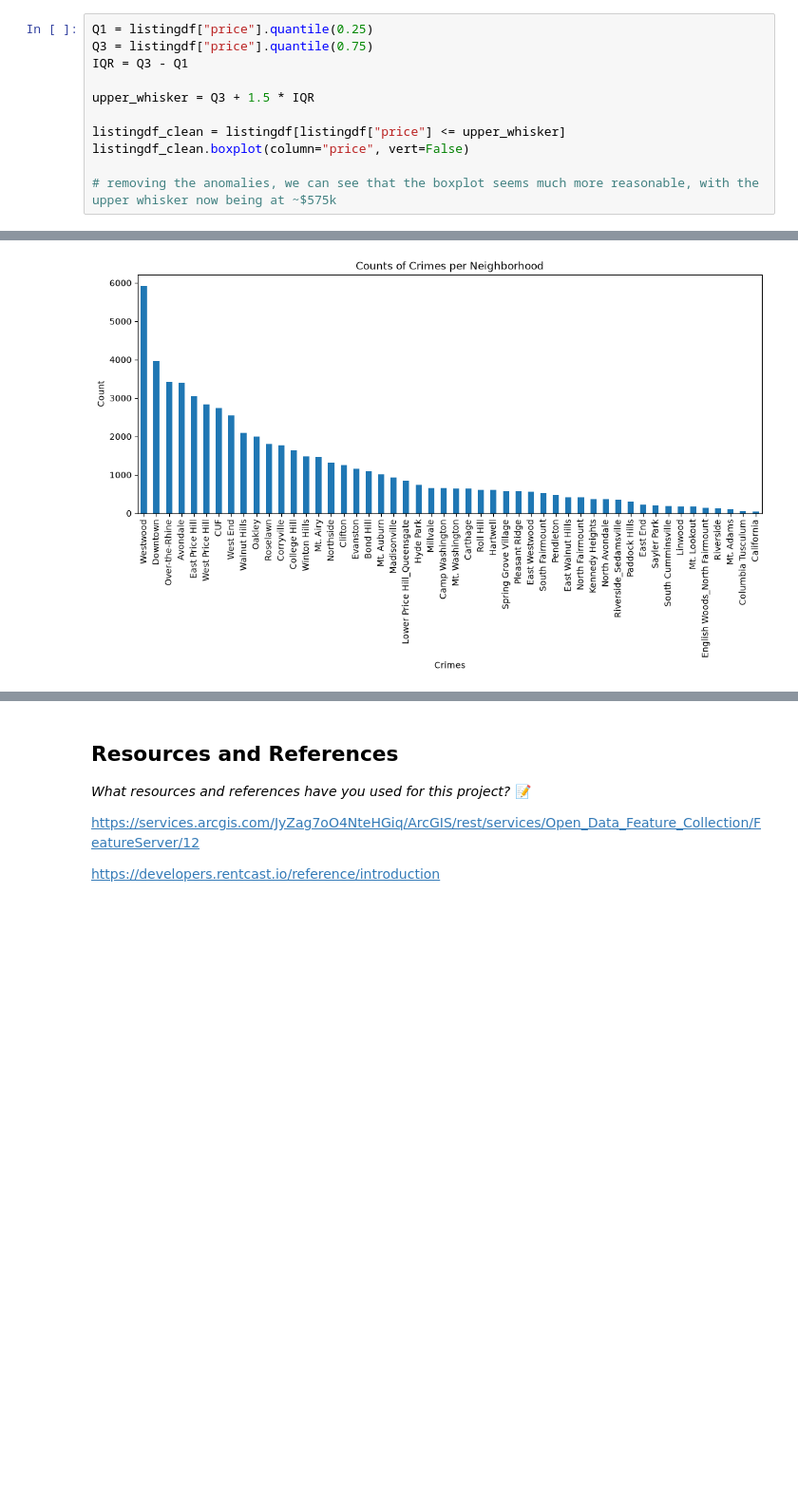
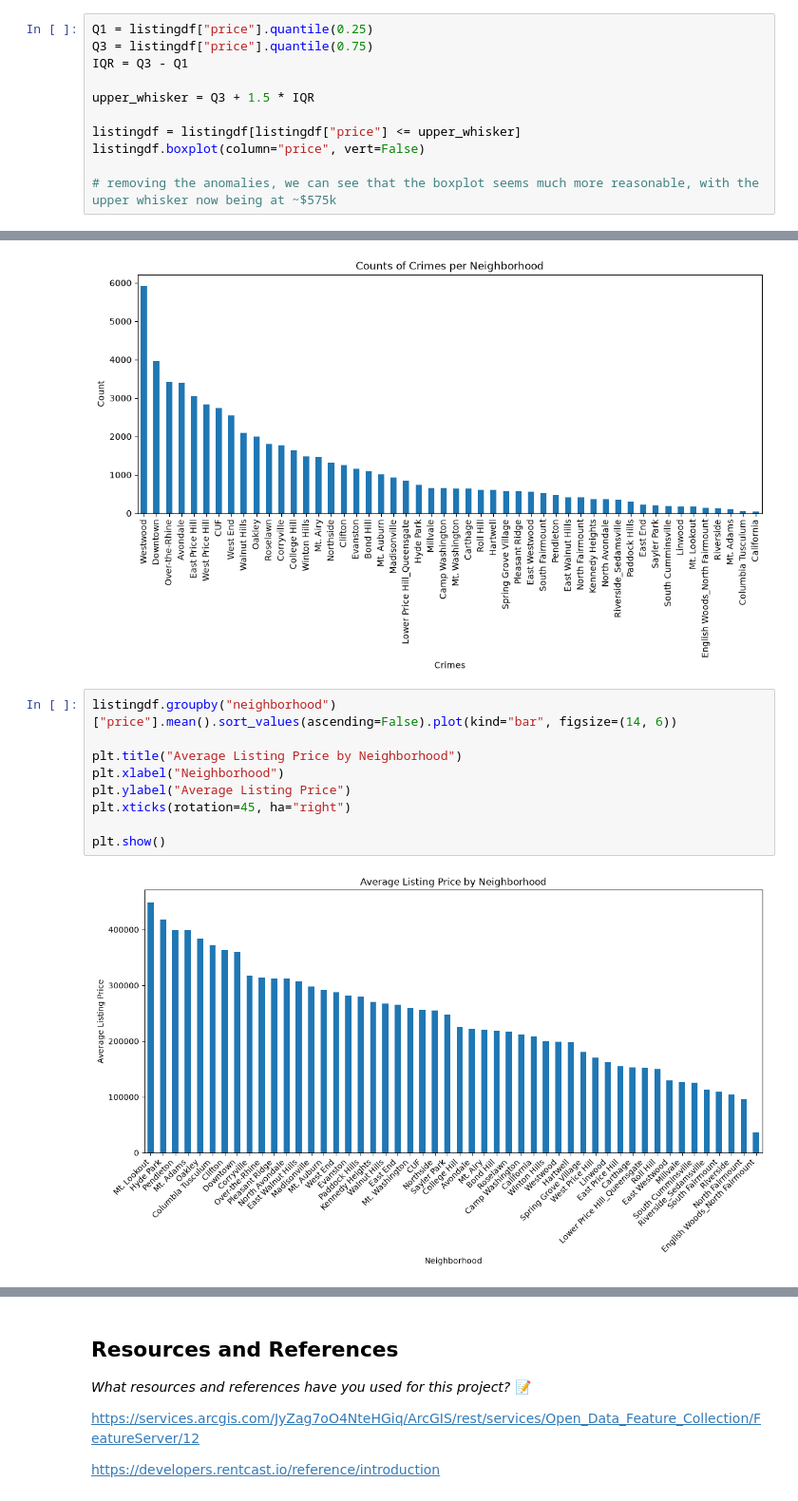
Before and after one commit to IT4063C-Fall2026/data-tech-analytics-final-project-sagebushstone, a Jupyter notebook: source.ipynb, the cells around one changed output, grey strips where cells are left out. Shown at 95% size. Saved outputs shown, nothing was run; the diff lists cells and outputs as text; blank space fills up the shorter version.

```diff
--- a/source.ipynb
+++ b/source.ipynb
@@ -281,8 +282,8 @@ IQR = Q3 - Q1
 
 upper_whisker = Q3 + 1.5 * IQR
 
-listingdf_clean = listingdf[listingdf["price"] <= upper_whisker]
-listingdf_clean.boxplot(column="price", vert=False)
+listingdf = listingdf[listingdf["price"] <= upper_whisker]
+listingdf.boxplot(column="price", vert=False)
 
 # removing the anomalies, we can see that the boxplot seems much more reasonable, with the upper whisker now being at ~$575k
 # %% [output]
@@ -300,3 +301,14 @@ plt.ylabel('Count')
 plt.show()
 # %% [output]
 [figure]
+# %%
+listingdf.groupby("neighborhood")["price"].mean().sort_values(ascending=False).plot(kind="bar", figsize=(14, 6))
+
+plt.title("Average Listing Price by Neighborhood")
+plt.xlabel("Neighborhood")
+plt.ylabel("Average Listing Price")
+plt.xticks(rotation=45, ha="right")
+
+plt.show()
+# %% [output]
+[figure, added]
```
Also changed, not shown: parts of 2 cells of this notebook, 2 other files.
